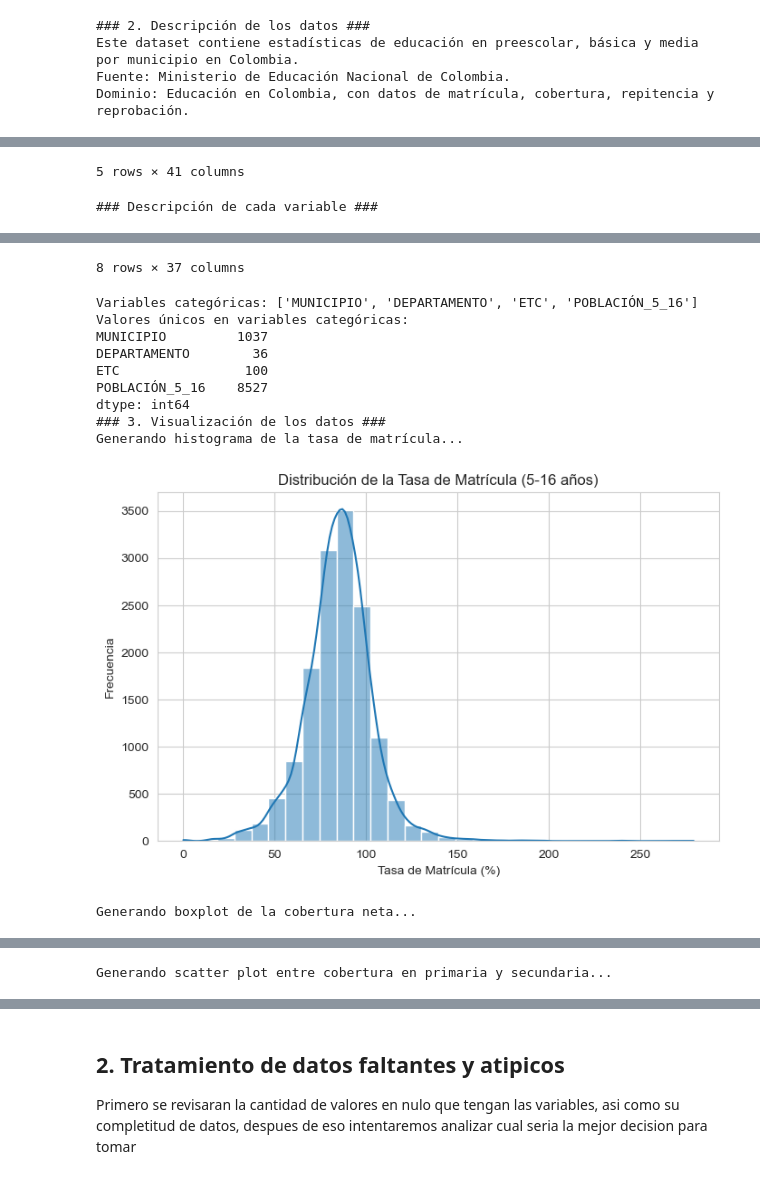
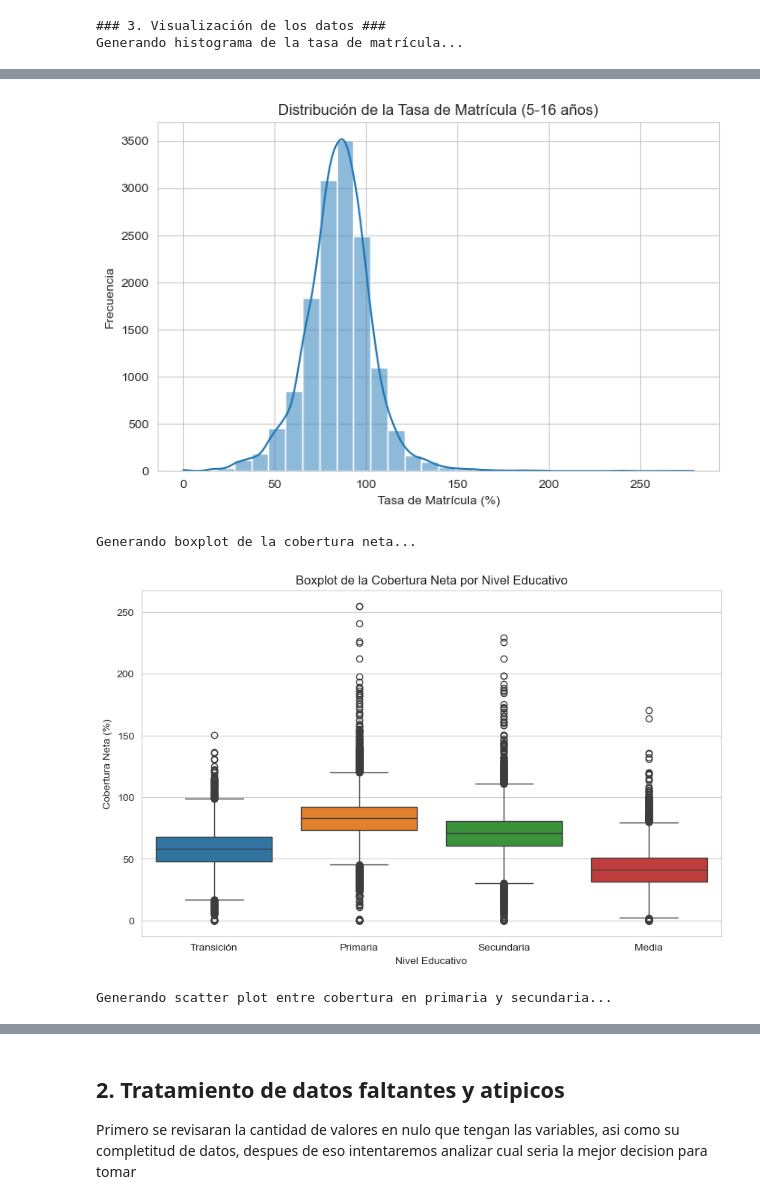
Before and after one commit to ValeRuizTo/pacrialanalitica, a Jupyter notebook: Parcial1.ipynb, the cells around one changed output, grey strips where cells are left out. Drawn from its saved outputs; the diff is of its cells as text; code cells hidden in the pictures.

```diff
--- a/Parcial1.ipynb
+++ b/Parcial1.ipynb
@@ -61,30 +273,7 @@ Para responder estas preguntas, se pueden aplicar pruebas como ANOVA, t-tests o
 # %%
-import pandas as pd
-import matplotlib.pyplot as plt
-import seaborn as sns
 
-# 2. Descripción de los datos
-print("### 2. Descripción de los datos ###")
-print("Este dataset contiene estadísticas de educación en preescolar, básica y media por municipio en Colombia.")
-print("Fuente: Ministerio de Educación Nacional de Colombia.")
-print("Dominio: Educación en Colombia, con datos de matrícula, cobertura, repitencia y reprobación.")
 
-# Cargar el archivo CSV
-df = pd.read_csv(r"C:\Users\marti\Downloads\MEN_ESTADISTICAS_EN_EDUCACION_EN_PREESCOLAR__B_SICA_Y_MEDIA_POR_MUNICIPIO_20250220.csv")
 
-datos_originales_df =  pd.read_csv(r"C:\Users\marti\Downloads\MEN_ESTADISTICAS_EN_EDUCACION_EN_PREESCOLAR__B_SICA_Y_MEDIA_POR_MUNICIPIO_20250220.csv")
-# Mostrar las primeras filas
-display(df.head())
-
-# Descripción de cada variable
-print("### Descripción de cada variable ###")
-display(df.describe())
-
-# Identificar variables categóricas
-categorical_columns = df.select_dtypes(include=['object']).columns
-print("Variables categóricas:", categorical_columns.tolist())
-print("Valores únicos en variables categóricas:")
-print(df[categorical_columns].nunique())
 
 # 3. Visualización de los datos
 print("### 3. Visualización de los datos ###")
@@ -120,7 +309,5 @@ plt.xlabel("Cobertura Neta Primaria (%)")
 plt.ylabel("Cobertura Neta Secundaria (%)")
 plt.show()
 # %% [output]
-### 2. Descripción de los datos ###
-Este dataset contiene estadísticas de educación en preescolar, básica y media por municipio en Colombia.
-Fuente: Ministerio de Educación Nacional de Colombia.
-Dominio: Educación en Colombia, con datos de matrícula, cobertura, repitencia y reprobación.
+### 3. Visualización de los datos ###
+Generando histograma de la tasa de matrícula...
@@ -133,2 +314,4 @@ Dominio: Educación en Colombia, con datos de matrícula, cobertura, repitencia
+[figure]
-5 rows × 41 columns
+Generando boxplot de la cobertura neta...
+[figure]
-### Descripción de cada variable ###
+Generando scatter plot entre cobertura en primaria y secundaria...
@@ -144,12 +317,0 @@ Dominio: Educación en Colombia, con datos de matrícula, cobertura, repitencia
-8 rows × 37 columns
-Variables categóricas: ['MUNICIPIO', 'DEPARTAMENTO', 'ETC', 'POBLACIÓN_5_16']
-Valores únicos en variables categóricas:
-MUNICIPIO         1037
-DEPARTAMENTO        36
-ETC                100
-POBLACIÓN_5_16    8527
-dtype: int64
-### 3. Visualización de los datos ###
-Generando histograma de la tasa de matrícula...
-[figure]
-Generando boxplot de la cobertura neta...
@@ -157,4 +318,3 @@ Generando boxplot de la cobertura neta...
-Generando scatter plot entre cobertura en primaria y secundaria...
 [figure]
 # %% [markdown]
 ## 2. Tratamiento de datos faltantes y atipicos
```
Also changed, not shown: parts of 13 cells of this notebook.
